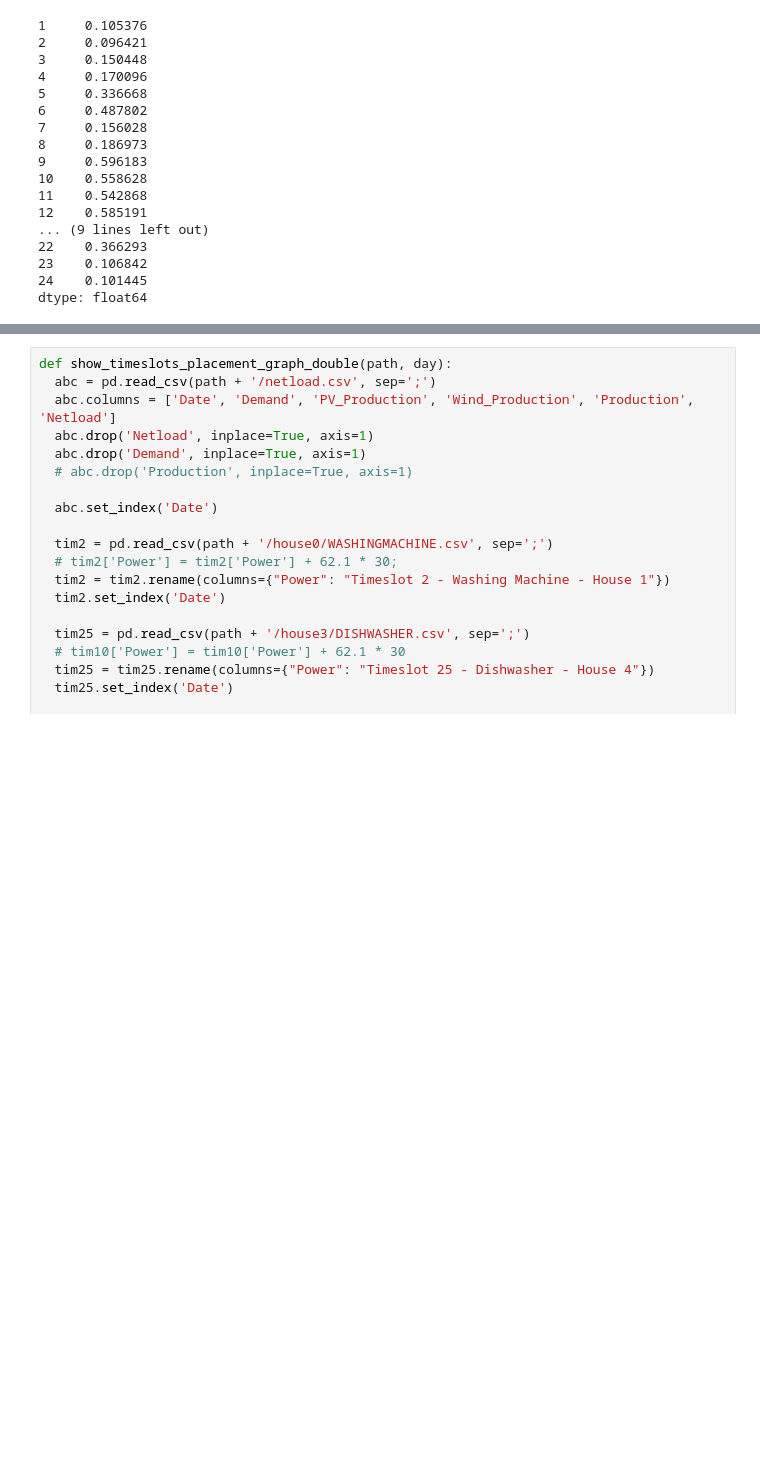
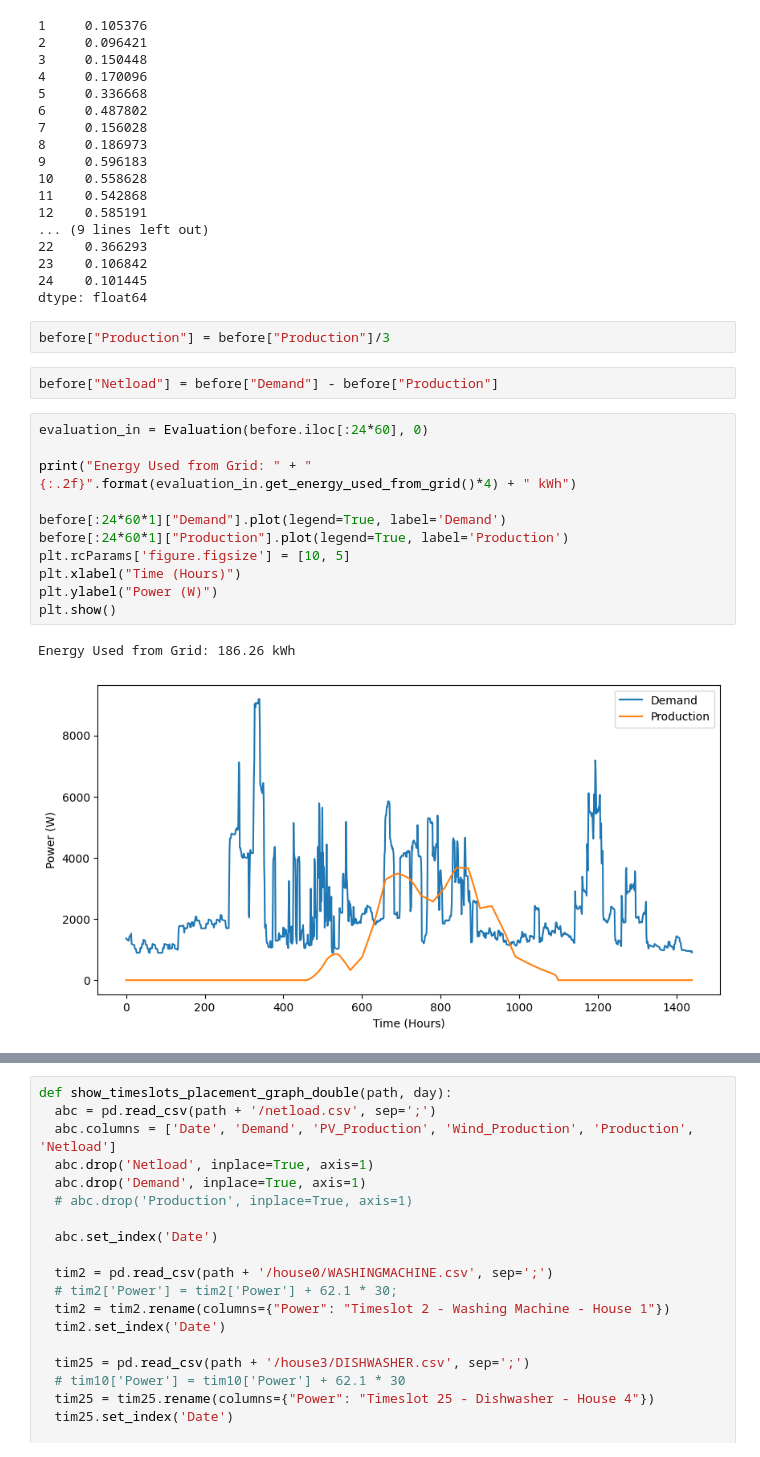
Before and after one commit to feelab-info/PROCSIM_ECs_Simulation_Scenarios, a Jupyter notebook: second_paper/Optimization_with_Pyomo_MaximizeSelfConsumption.ipynb, the cells around one changed output, grey strips where cells are left out. Drawn from its saved outputs; the diff is of its cells as text; blank space fills up the shorter version.

```diff
--- a/second_paper/Optimization_with_Pyomo_MaximizeSelfConsumption.ipynb
+++ b/second_paper/Optimization_with_Pyomo_MaximizeSelfConsumption.ipynb
@@ -1325,3 +1325,21 @@ print(cost_df)
 23    0.106842
 24    0.101445
 dtype: float64
+# %%
+before["Production"] = before["Production"]/3
+# %%
+before["Netload"] = before["Demand"] - before["Production"]
+# %%
+evaluation_in = Evaluation(before.iloc[:24*60], 0)
+
+print("Energy Used from Grid: " + "{:.2f}".format(evaluation_in.get_energy_used_from_grid()*4) + " kWh")
+
+before[:24*60*1]["Demand"].plot(legend=True, label='Demand')
+before[:24*60*1]["Production"].plot(legend=True, label='Production')
+plt.rcParams['figure.figsize'] = [10, 5]
+plt.xlabel("Time (Hours)")
+plt.ylabel("Power (W)")
+plt.show()
+# %% [output]
+Energy Used from Grid: 186.26 kWh
+[figure, added]
```
Also changed, not shown: parts of 10 cells of this notebook, 2 other files.
